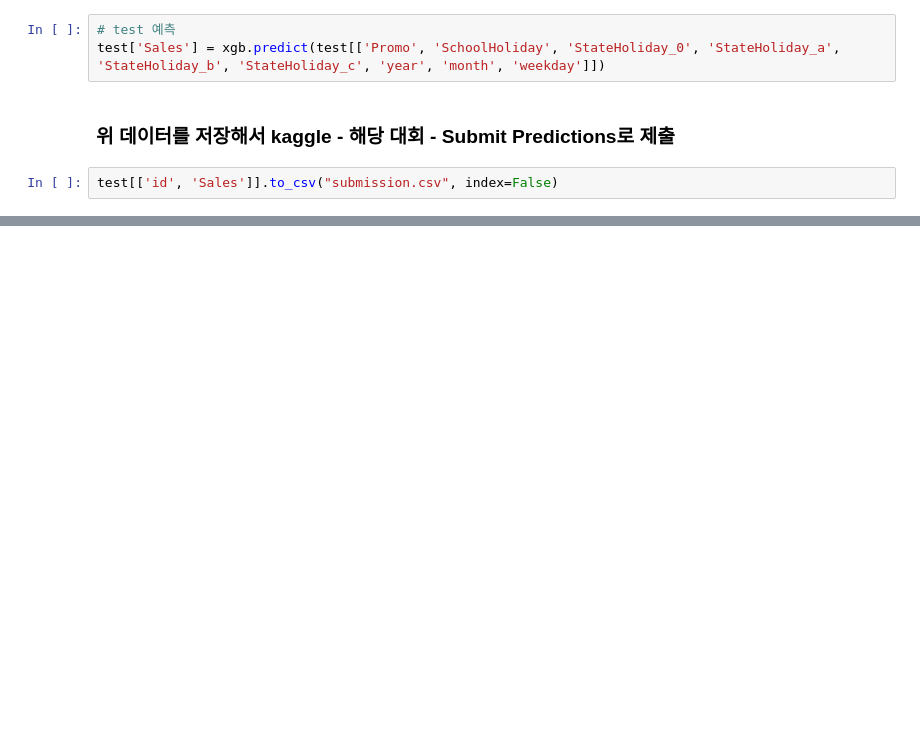
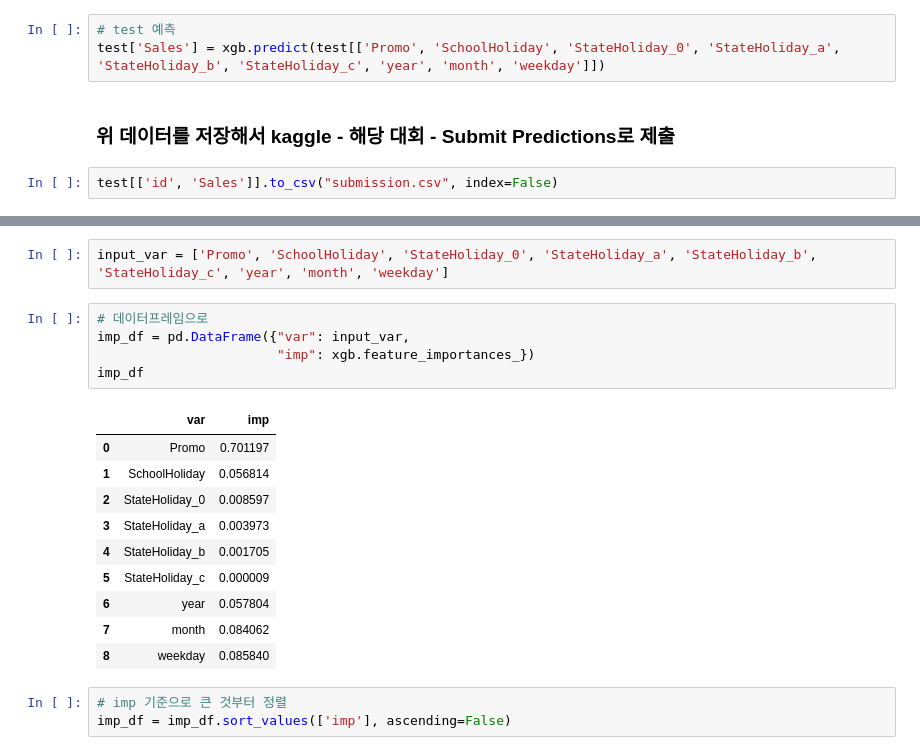
Before and after one commit to Jeong-Bin/DA-PROJECT, a Jupyter notebook: PROJECT_2 ML을 활용한 rossman 데이터 분석 + kaggle 제출.ipynb, the cells around one changed output, grey strips where cells are left out. Saved outputs shown, nothing was run; the diff lists cells and outputs as text; blank space fills up the shorter version.

```diff
--- a/PROJECT_2 ML을 활용한 rossman 데이터 분석 + kaggle 제출.ipynb
+++ b/PROJECT_2 ML을 활용한 rossman 데이터 분석 + kaggle 제출.ipynb
@@ -134,0 +139,21 @@ test[['id', 'Sales']].to_csv("submission.csv", index=False)
+# %%
+input_var = ['Promo', 'SchoolHoliday', 'StateHoliday_0', 'StateHoliday_a', 'StateHoliday_b', 'StateHoliday_c', 'year', 'month', 'weekday']
+# %%
+# 데이터프레임으로
+imp_df = pd.DataFrame({"var": input_var,
+                       "imp": xgb.feature_importances_})
+imp_df
+# %% [output]
+|  | var | imp |
+| 0 | Promo | 0.701197 |
+| 1 | SchoolHoliday | 0.056814 |
+| 2 | StateHoliday_0 | 0.008597 |
+| 3 | StateHoliday_a | 0.003973 |
+| 4 | StateHoliday_b | 0.001705 |
+| 5 | StateHoliday_c | 0.000009 |
+| 6 | year | 0.057804 |
+| 7 | month | 0.084062 |
+| 8 | weekday | 0.085840 |
+# %%
+# imp 기준으로 큰 것부터 정렬
+imp_df = imp_df.sort_values(['imp'], ascending=False)
```
Also changed, not shown: parts of 9 cells of this notebook.
